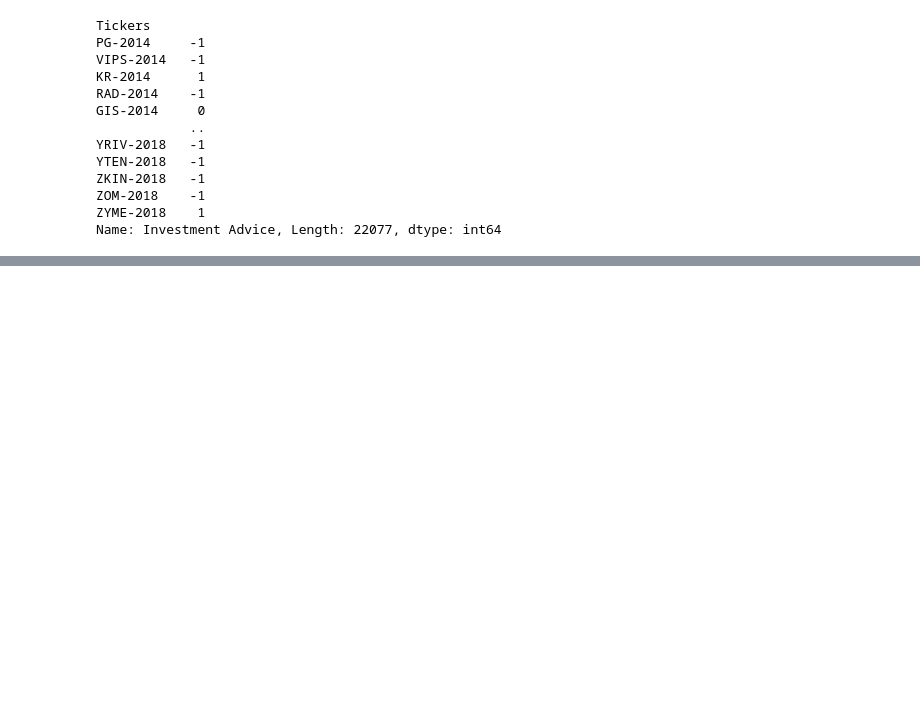
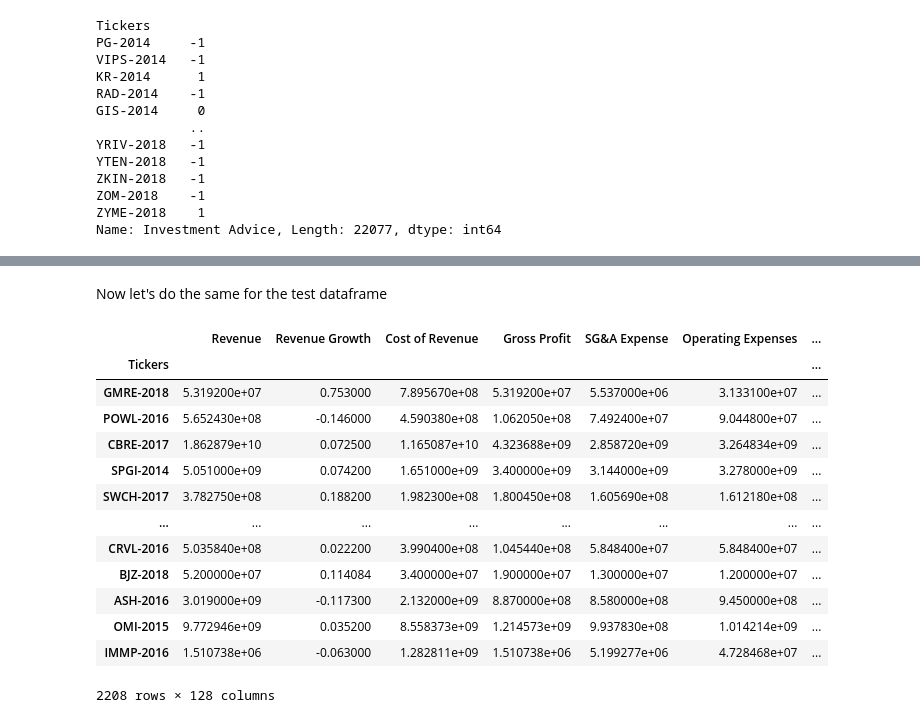
Before and after one commit to frheus/ML_Finance, a Jupyter notebook: test.ipynb, the cells around one changed output, grey strips where cells are left out. Drawn from its saved outputs; the diff is of its cells as text; code cells hidden in the pictures; blank space fills up the shorter version.

```diff
--- a/test.ipynb
+++ b/test.ipynb
@@ -478,0 +515,22 @@ Name: Investment Advice, Length: 22077, dtype: int64
+# %% [markdown]
+Now let's do the same for the test dataframe
+# %%
+sectors_df = x_test['Sector']
+x_test_ = x_test.groupby(['Sector']).transform(lambda x: x.fillna(x.mean()))
+x_test = pd.concat([x_test_, sectors_df], axis=1)
+x_test
+# %% [output]
+|  | Revenue | Revenue Growth | Cost of Revenue | Gross Profit | SG&A Expense | Operating Expenses | ... |
+| Tickers |  |  |  |  |  |  | ... |
+| GMRE-2018 | 5.319200e+07 | 0.753000 | 7.895670e+08 | 5.319200e+07 | 5.537000e+06 | 3.133100e+07 | ... |
+| POWL-2016 | 5.652430e+08 | -0.146000 | 4.590380e+08 | 1.062050e+08 | 7.492400e+07 | 9.044800e+07 | ... |
+| CBRE-2017 | 1.862879e+10 | 0.072500 | 1.165087e+10 | 4.323688e+09 | 2.858720e+09 | 3.264834e+09 | ... |
+| SPGI-2014 | 5.051000e+09 | 0.074200 | 1.651000e+09 | 3.400000e+09 | 3.144000e+09 | 3.278000e+09 | ... |
+| SWCH-2017 | 3.782750e+08 | 0.188200 | 1.982300e+08 | 1.800450e+08 | 1.605690e+08 | 1.612180e+08 | ... |
+| ... | ... | ... | ... | ... | ... | ... | ... |
+| CRVL-2016 | 5.035840e+08 | 0.022200 | 3.990400e+08 | 1.045440e+08 | 5.848400e+07 | 5.848400e+07 | ... |
+| BJZ-2018 | 5.200000e+07 | 0.114084 | 3.400000e+07 | 1.900000e+07 | 1.300000e+07 | 1.200000e+07 | ... |
+| ASH-2016 | 3.019000e+09 | -0.117300 | 2.132000e+09 | 8.870000e+08 | 8.580000e+08 | 9.450000e+08 | ... |
+| OMI-2015 | 9.772946e+09 | 0.035200 | 8.558373e+09 | 1.214573e+09 | 9.937830e+08 | 1.014214e+09 | ... |
+| IMMP-2016 | 1.510738e+06 | -0.063000 | 1.282811e+09 | 1.510738e+06 | 5.199277e+06 | 4.728468e+07 | ... |
+2208 rows × 128 columns
```
Also changed, not shown: parts of 5 cells of this notebook.
